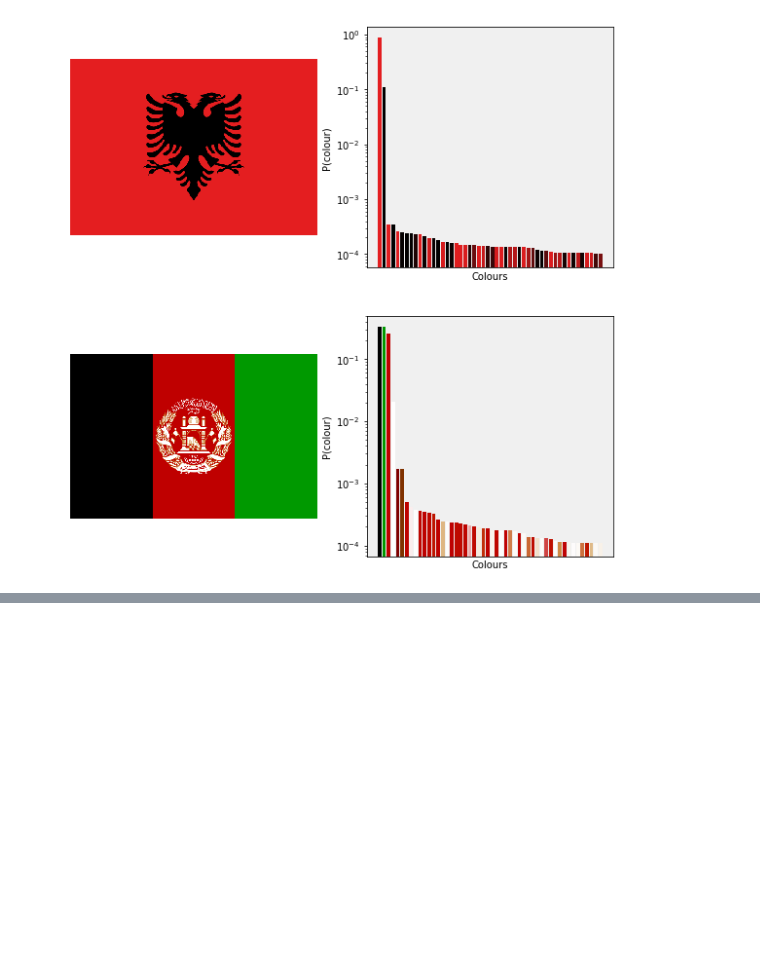
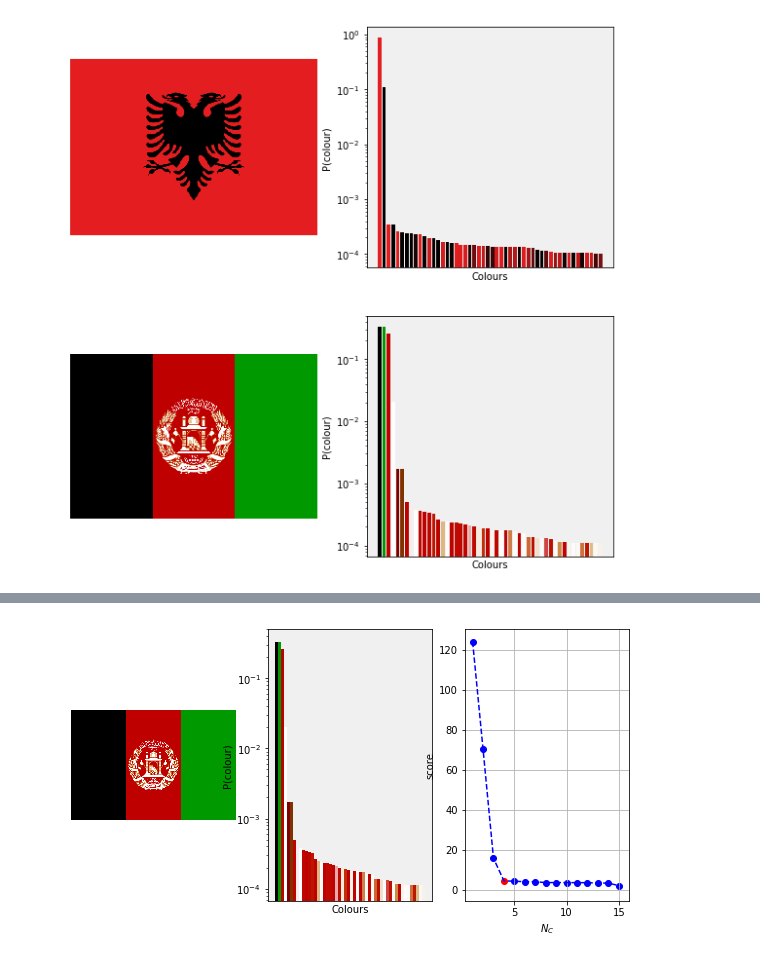
Before and after one commit to bhornung/flags, a Jupyter notebook: notebook/data-explore.ipynb, the cells around one changed output, grey strips where cells are left out. Drawn from its saved outputs; the diff is of its cells as text; code cells hidden in the pictures; blank space fills up the shorter version.

```diff
--- a/notebook/data-explore.ipynb
+++ b/notebook/data-explore.ipynb
@@ -151,7 +207,6 @@ The Voronoi clustering algorithm is implemented in the `` class.
 # %%
 f1 = r'C:\Users\hornu\OneDrive\Documents\repos\flags\data\clean-data\images\afghanistan.png'
 image = imread(f1)
-histo = calculate_colour_histogram(ImageEncoder.encode(image))
-cl = ImageVoronoiCluster(n_clusters = 11)
-
-labels = cl.fit_predict(histo.colours, histo.counts)
+encoded = ImageEncoder.encode(image)
+bcl = BatchClusterer(ImageVoronoiCluster, max_clusters = 15)
+bcr = bcl.process(encoded)
@@ -288,0 +213,10 @@ $$
+# %%
+# TO SKIP -- plot setup
+
+fig, axes = plt.subplots(1,3)
+fig.set_size_inches(10, 5)
+plot_flag_with_histo(f1, axes[0], axes[1])
+plot_cluster_scores(bcr.n_clusters, bcr.scores, bcr.elbow_position, axes[2])
+plt.show()
+# %% [output]
+[figure, added]
```
Also changed, not shown: parts of 33 cells of this notebook, 7 other files.
